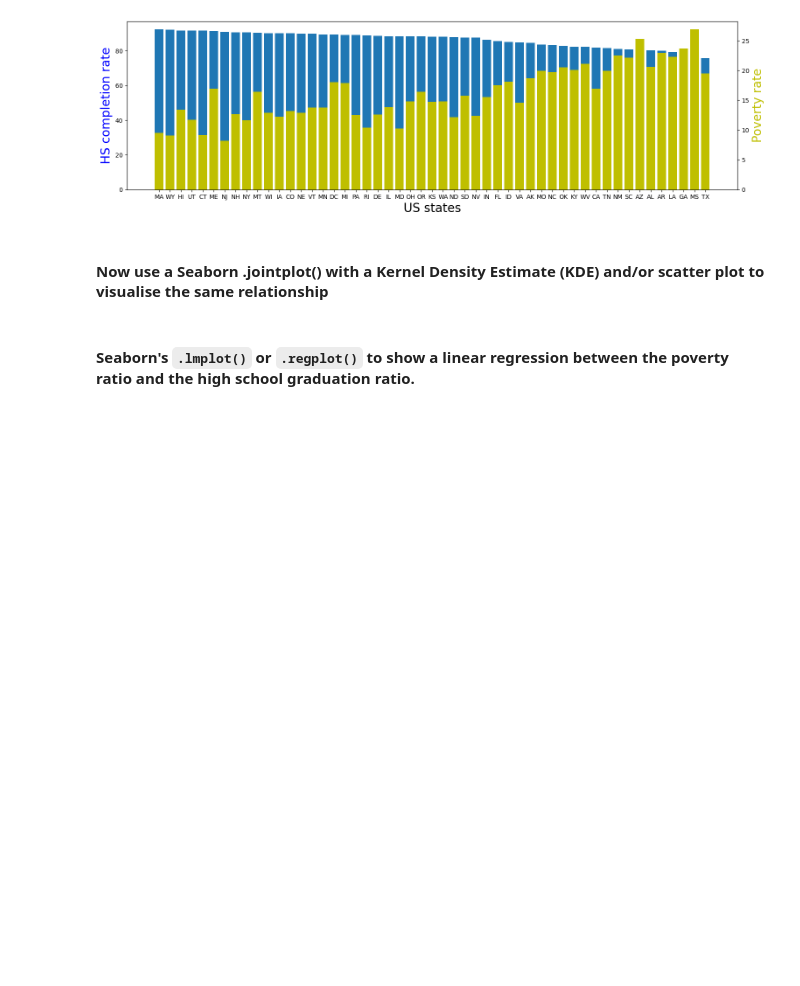
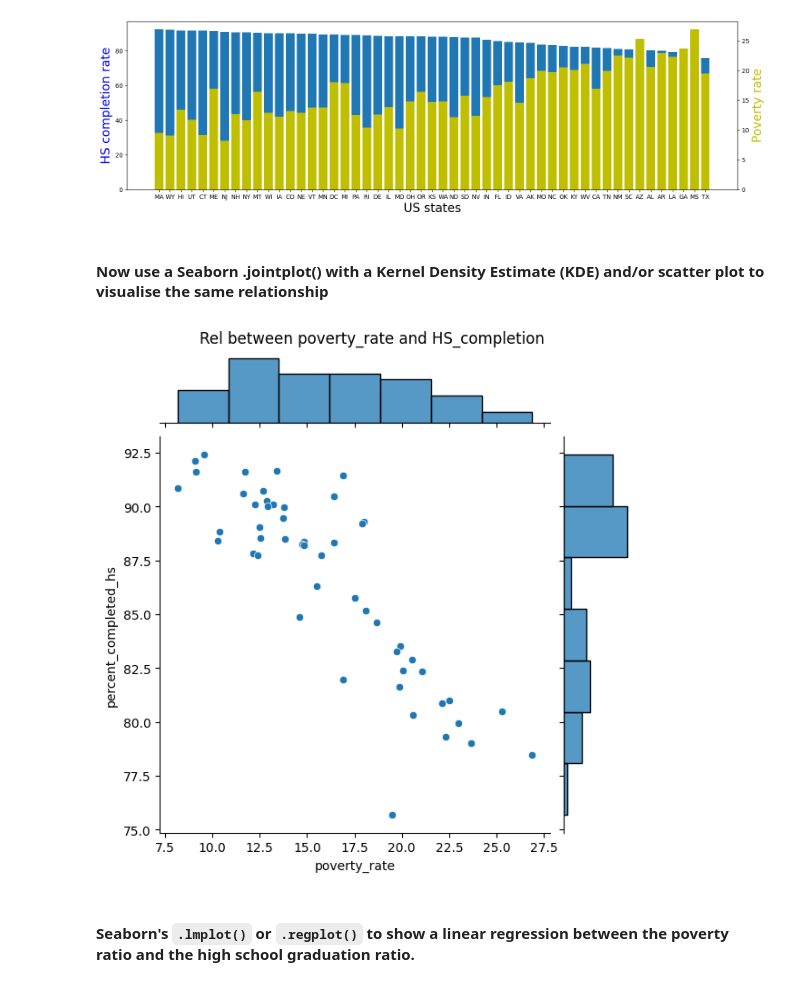
Before and after one commit to Bill-khk/Data-analysis, a Jupyter notebook: FatalForce/Fatal_Force.ipynb, the cells around one changed output. Cells and saved outputs as stored; diff of their text form; code cells hidden in the pictures; blank space fills up the shorter version.

```diff
--- a/FatalForce/Fatal_Force.ipynb
+++ b/FatalForce/Fatal_Force.ipynb
@@ -252,5 +256,12 @@ Text(0, 0.5, 'Poverty rate')
 [figure]
 # %% [markdown]
 #### Now use a Seaborn .jointplot() with a Kernel Density Estimate (KDE) and/or scatter plot to visualise the same relationship
+# %%
+import seaborn as sns
+sns.jointplot(pov_vs_hs, x='poverty_rate', y='percent_completed_hs')
+plt.suptitle('Rel between poverty_rate and HS_completion', y=1.02)
+plt.show()
+# %% [output]
+[figure, added]
 # %% [markdown]
 #### Seaborn's `.lmplot()` or `.regplot()` to show a linear regression between the poverty ratio and the high school graduation ratio.
```
Also changed, not shown: parts of 3 cells of this notebook.
